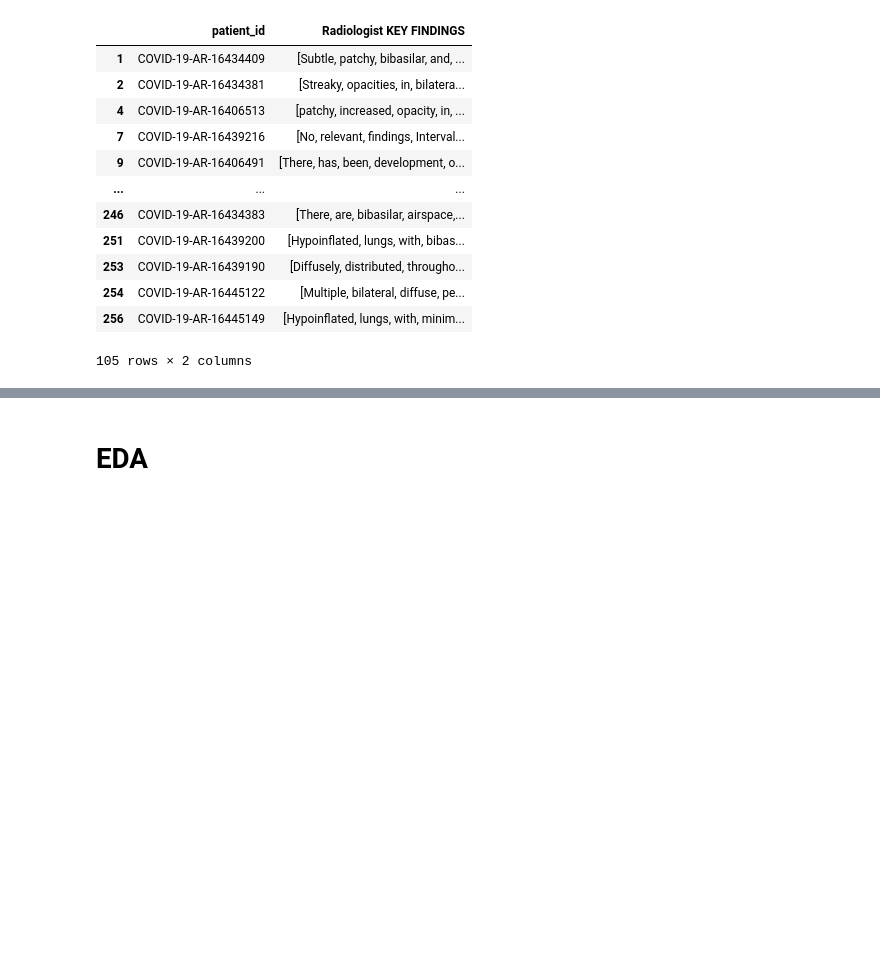
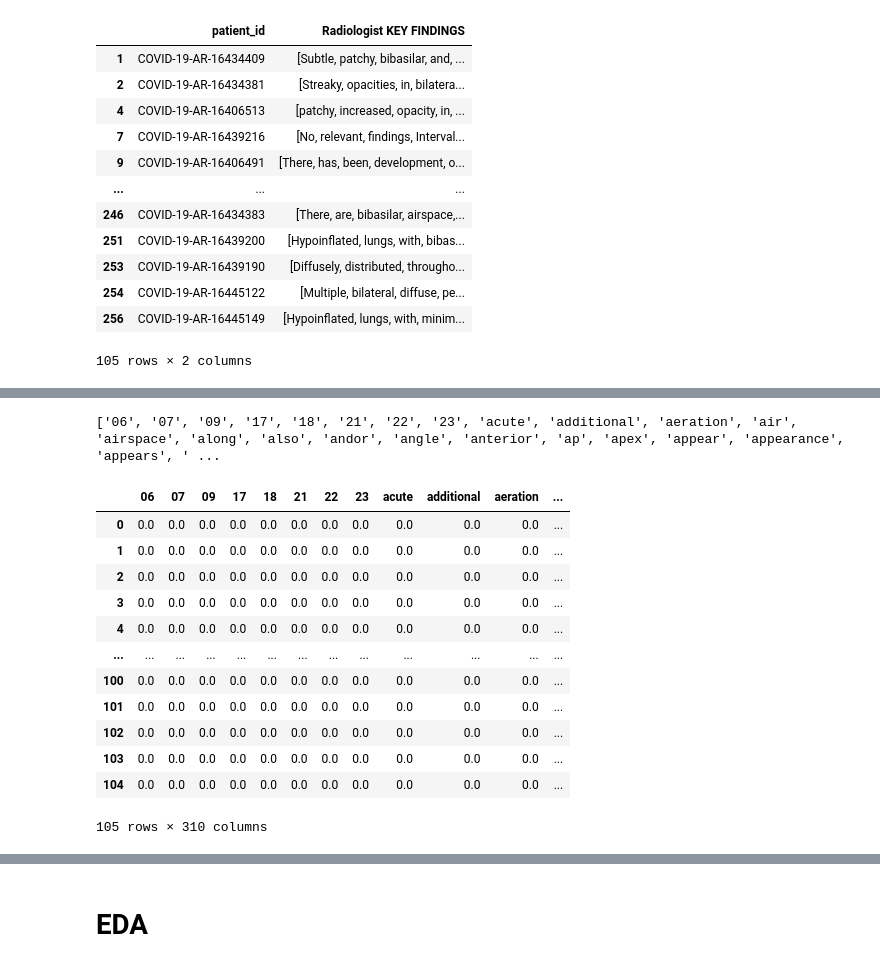
Before and after one commit to R4HUL-ROY/Multimodal_feature_extraction, a Jupyter notebook: TextPrep.ipynb, the cells around one changed output, grey strips where cells are left out. Cells and saved outputs as stored; diff of their text form; code cells hidden in the pictures; blank space fills up the shorter version.

```diff
--- a/TextPrep.ipynb
+++ b/TextPrep.ipynb
@@ -213,0 +240,2 @@ dataset
+# %%
+dataset["Radiologist KEY FINDINGS"]= dataset["Radiologist KEY FINDINGS"].str.join(" ")
@@ -213,0 +264,29 @@ dataset
+# %%
+from sklearn.feature_extraction.text import TfidfVectorizer
+import pandas as pd
+
+vectorizer = TfidfVectorizer()
+vectors = vectorizer.fit_transform(dataset['Radiologist KEY FINDINGS'])
+feature_names = vectorizer.get_feature_names()
+print(feature_names)
+matrix = vectors.todense()
+# print(matrix)
+list_dense = matrix.tolist()
+# print(list_dense)
+tfidf_df = pd.DataFrame(list_dense, columns = feature_names)
+tfidf_df
+# %% [output]
+['06', '07', '09', '17', '18', '21', '22', '23', 'acute', 'additional', 'aeration', 'air', 'airspace', 'along', 'also', 'andor', 'angle', 'anterior', 'ap', 'apex', 'appear', 'appearance', 'appears', ' ...
+|  | 06 | 07 | 09 | 17 | 18 | 21 | 22 | 23 | acute | additional | aeration | ... |
+| 0 | 0.0 | 0.0 | 0.0 | 0.0 | 0.0 | 0.0 | 0.0 | 0.0 | 0.0 | 0.0 | 0.0 | ... |
+| 1 | 0.0 | 0.0 | 0.0 | 0.0 | 0.0 | 0.0 | 0.0 | 0.0 | 0.0 | 0.0 | 0.0 | ... |
+| 2 | 0.0 | 0.0 | 0.0 | 0.0 | 0.0 | 0.0 | 0.0 | 0.0 | 0.0 | 0.0 | 0.0 | ... |
+| 3 | 0.0 | 0.0 | 0.0 | 0.0 | 0.0 | 0.0 | 0.0 | 0.0 | 0.0 | 0.0 | 0.0 | ... |
+| 4 | 0.0 | 0.0 | 0.0 | 0.0 | 0.0 | 0.0 | 0.0 | 0.0 | 0.0 | 0.0 | 0.0 | ... |
+| ... | ... | ... | ... | ... | ... | ... | ... | ... | ... | ... | ... | ... |
+| 100 | 0.0 | 0.0 | 0.0 | 0.0 | 0.0 | 0.0 | 0.0 | 0.0 | 0.0 | 0.0 | 0.0 | ... |
+| 101 | 0.0 | 0.0 | 0.0 | 0.0 | 0.0 | 0.0 | 0.0 | 0.0 | 0.0 | 0.0 | 0.0 | ... |
+| 102 | 0.0 | 0.0 | 0.0 | 0.0 | 0.0 | 0.0 | 0.0 | 0.0 | 0.0 | 0.0 | 0.0 | ... |
+| 103 | 0.0 | 0.0 | 0.0 | 0.0 | 0.0 | 0.0 | 0.0 | 0.0 | 0.0 | 0.0 | 0.0 | ... |
+| 104 | 0.0 | 0.0 | 0.0 | 0.0 | 0.0 | 0.0 | 0.0 | 0.0 | 0.0 | 0.0 | 0.0 | ... |
+105 rows × 310 columns
```
Also changed, not shown: parts of 32 cells of this notebook.
